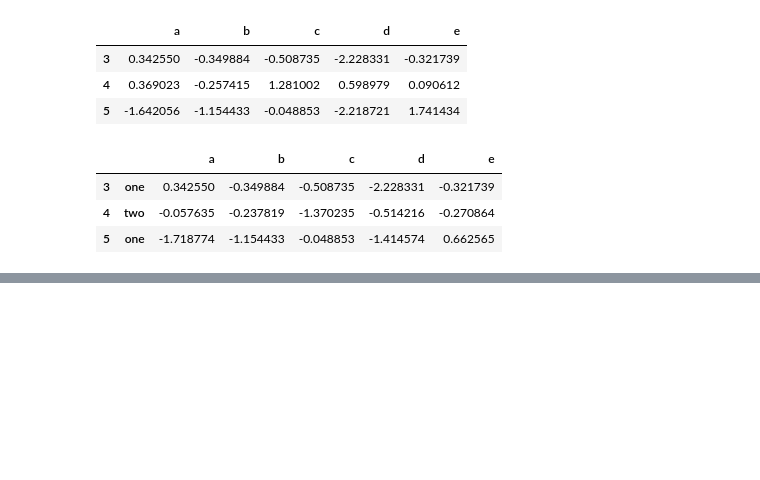
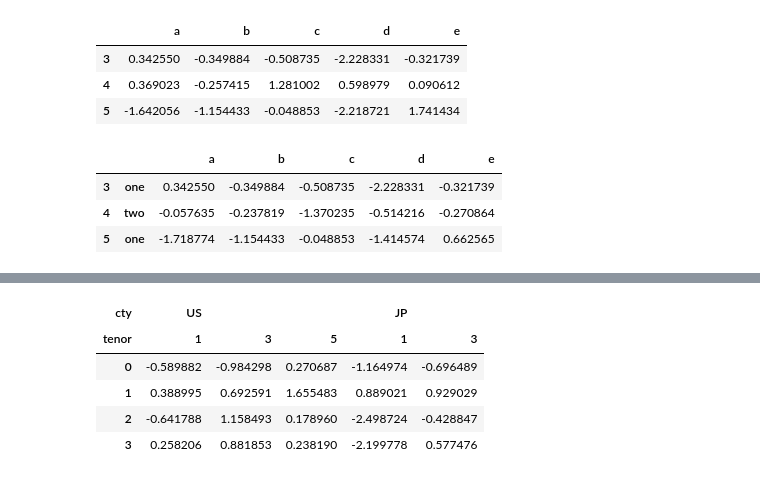
Before and after one commit to f-ckyou/pandas, a Jupyter notebook: pd-10/1_how_to_think_about_group_operations.ipynb, the cells around one changed output, grey strips where cells are left out. Drawn from its saved outputs; the diff is of its cells as text; code cells hidden in the pictures; blank space fills up the shorter version.

Commit message:
by index levels

```diff
--- a/pd-10/1_how_to_think_about_group_operations.ipynb
+++ b/pd-10/1_how_to_think_about_group_operations.ipynb
@@ -513,0 +526,13 @@ people.groupby([len, key_list]).min()
+# %%
+columns = pd.MultiIndex.from_arrays([["US", "US", "US", "JP", "JP"],
+                                    [1, 3, 5, 1, 3]],
+                                    names=["cty", "tenor"])
+hier_df = pd.DataFrame(np.random.standard_normal((4, 5)), columns=columns)
+hier_df
+# %% [output]
+| cty | US |  |  | JP |  |
+| tenor | 1 | 3 | 5 | 1 | 3 |
+| 0 | -0.589882 | -0.984298 | 0.270687 | -1.164974 | -0.696489 |
+| 1 | 0.388995 | 0.692591 | 1.655483 | 0.889021 | 0.929029 |
+| 2 | -0.641788 | 1.158493 | 0.178960 | -2.498724 | -0.428847 |
+| 3 | 0.258206 | 0.881853 | 0.238190 | -2.199778 | 0.577476 |
```
Also changed, not shown: parts of 2 cells of this notebook.
